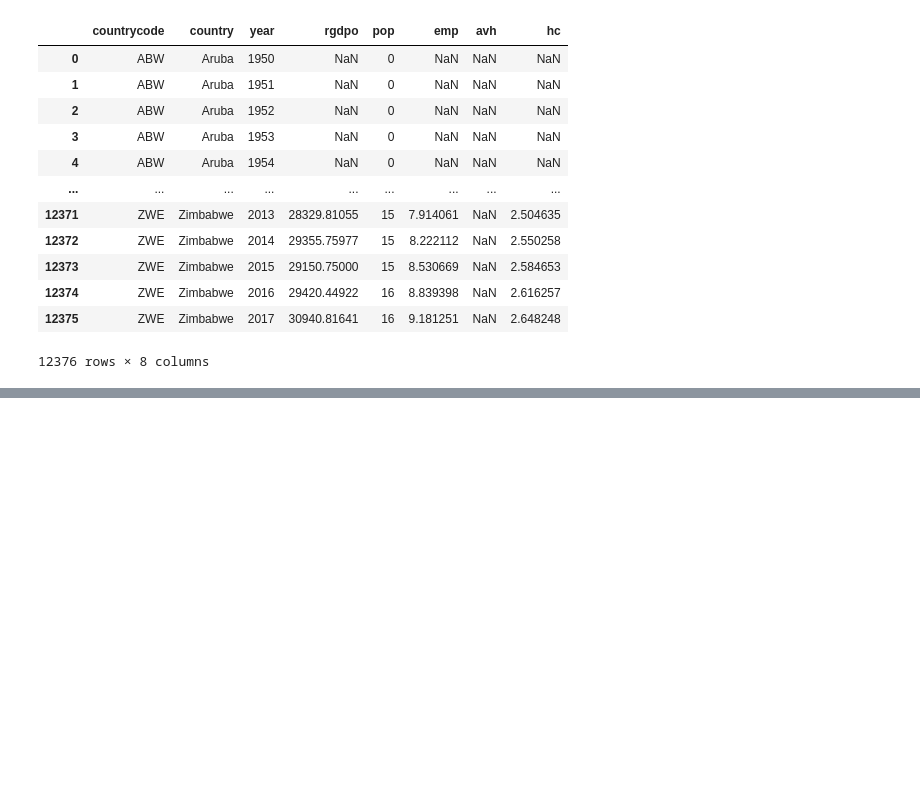
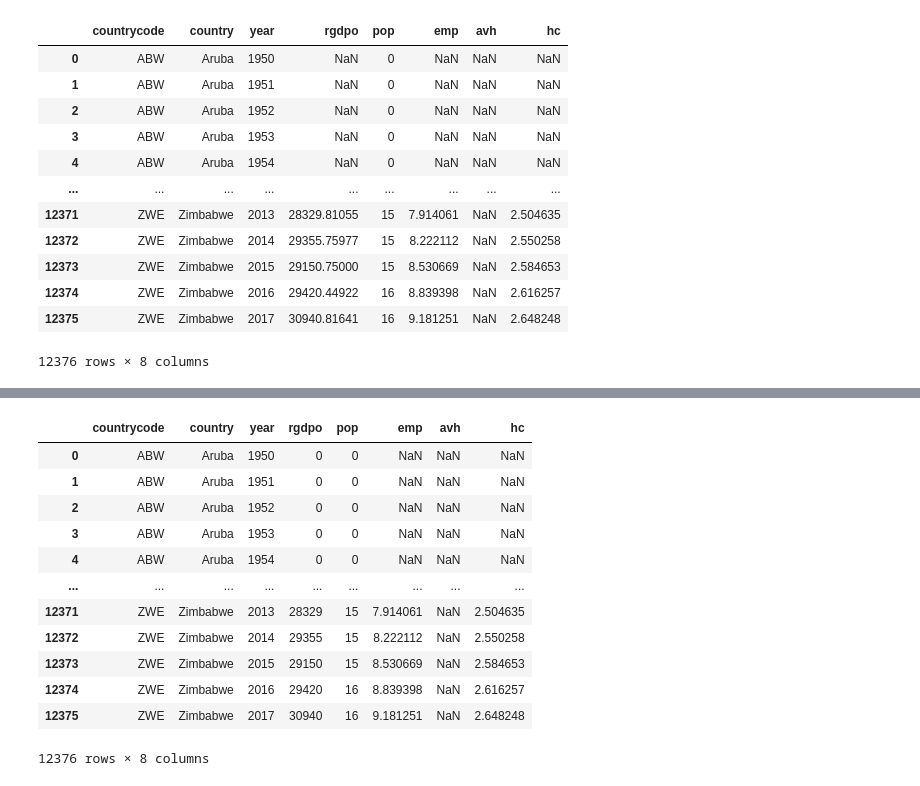
Before and after one commit to AlejandraFuentesCOL1996/DS_Laura_Alejandra_Fuentes, a Jupyter notebook: clase6_Sep21.ipynb, the cells around one changed output, grey strips where cells are left out. Drawn from its saved outputs; the diff is of its cells as text; code cells hidden in the pictures; blank space fills up the shorter version.

```diff
--- a/clase6_Sep21.ipynb
+++ b/clase6_Sep21.ipynb
@@ -112,0 +126,20 @@ df['pop'].fillna(0)
+# %%
+df['rgdpo']=df['rgdpo'].fillna(0)
+# %%
+df['rgdpo'] = df['rgdpo'].astype(int)
+# %%
+df
+# %% [output]
+|  | countrycode | country | year | rgdpo | pop | emp | avh | hc |
+| 0 | ABW | Aruba | 1950 | 0 | 0 | NaN | NaN | NaN |
+| 1 | ABW | Aruba | 1951 | 0 | 0 | NaN | NaN | NaN |
+| 2 | ABW | Aruba | 1952 | 0 | 0 | NaN | NaN | NaN |
+| 3 | ABW | Aruba | 1953 | 0 | 0 | NaN | NaN | NaN |
+| 4 | ABW | Aruba | 1954 | 0 | 0 | NaN | NaN | NaN |
+| ... | ... | ... | ... | ... | ... | ... | ... | ... |
+| 12371 | ZWE | Zimbabwe | 2013 | 28329 | 15 | 7.914061 | NaN | 2.504635 |
+| 12372 | ZWE | Zimbabwe | 2014 | 29355 | 15 | 8.222112 | NaN | 2.550258 |
+| 12373 | ZWE | Zimbabwe | 2015 | 29150 | 15 | 8.530669 | NaN | 2.584653 |
+| 12374 | ZWE | Zimbabwe | 2016 | 29420 | 16 | 8.839398 | NaN | 2.616257 |
+| 12375 | ZWE | Zimbabwe | 2017 | 30940 | 16 | 9.181251 | NaN | 2.648248 |
+12376 rows × 8 columns
```
Also changed, not shown: parts of 10 cells of this notebook.
